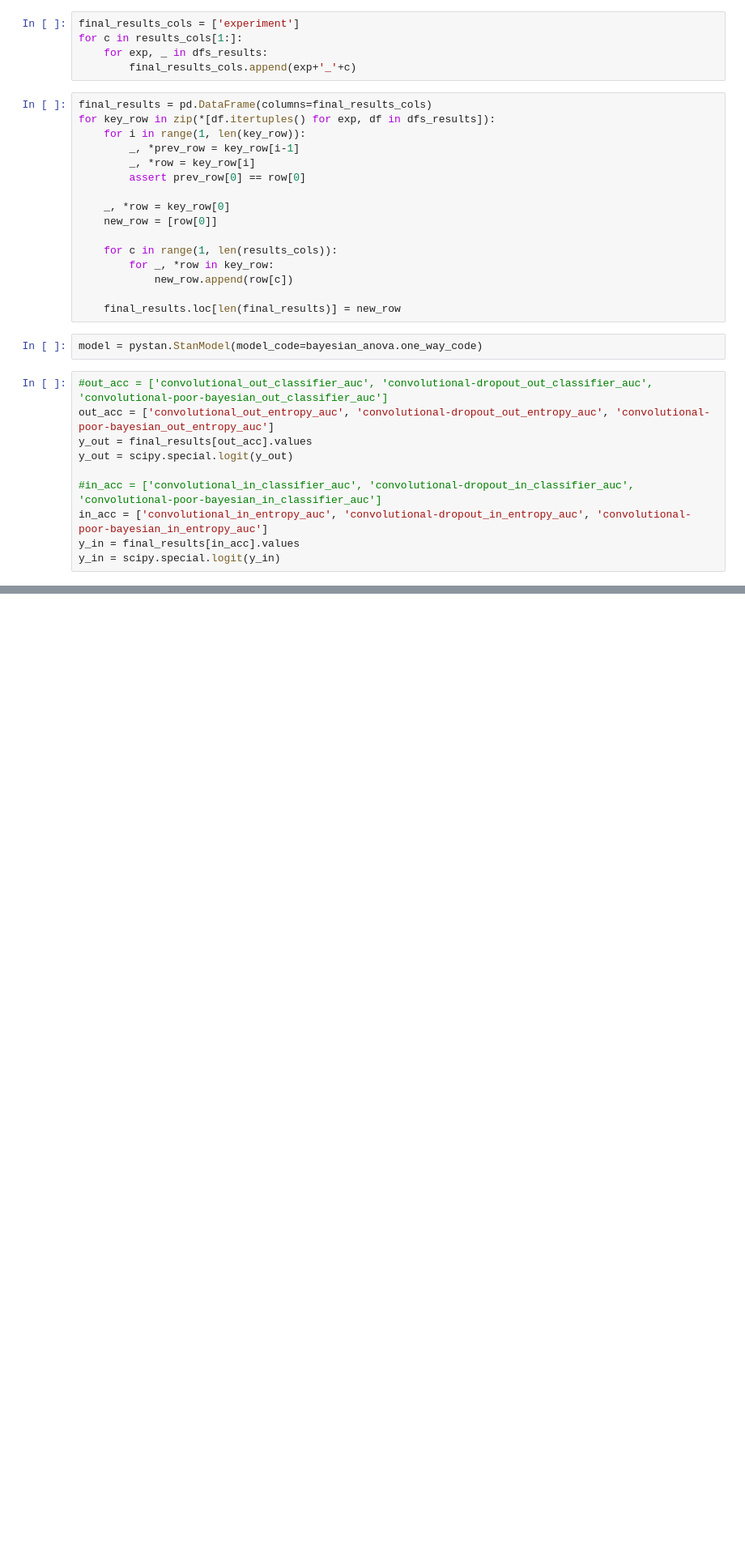
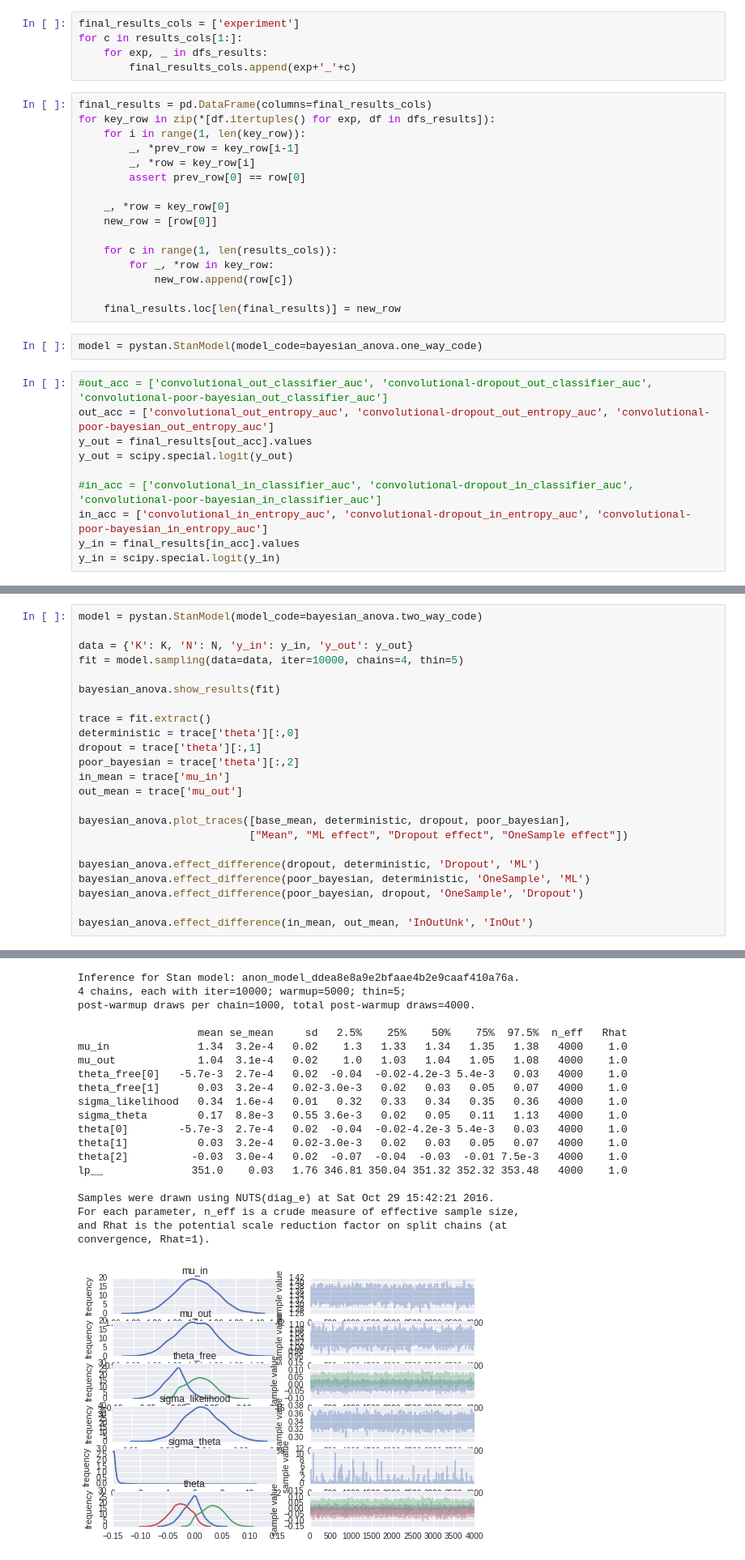
Before and after one commit to ramon-oliveira/deepstats, a Jupyter notebook: cifar10_results/join_results_anova.ipynb, the cells around one changed output, grey strips where cells are left out. Shown at 81% size. Cells and saved outputs as stored; diff of their text form; blank space fills up the shorter version.

```diff
--- a/cifar10_results/join_results_anova.ipynb
+++ b/cifar10_results/join_results_anova.ipynb
@@ -154,0 +157,24 @@ OneSample Bayesian - Deterministic 95.0 CI: -0.134266216631 0.0610216606119 Pr >
+# %%
+model = pystan.StanModel(model_code=bayesian_anova.two_way_code)
+
+data = {'K': K, 'N': N, 'y_in': y_in, 'y_out': y_out}
+fit = model.sampling(data=data, iter=10000, chains=4, thin=5)
+
+bayesian_anova.show_results(fit)
+
+trace = fit.extract()
+deterministic = trace['theta'][:,0]
+dropout = trace['theta'][:,1]
+poor_bayesian = trace['theta'][:,2]
+in_mean = trace['mu_in']
+out_mean = trace['mu_out']
+
+bayesian_anova.plot_traces([base_mean, deterministic, dropout, poor_bayesian],
+                           ["Mean", "ML effect", "Dropout effect", "OneSample effect"])
+
+bayesian_anova.effect_difference(dropout, deterministic, 'Dropout', 'ML')
+bayesian_anova.effect_difference(poor_bayesian, deterministic, 'OneSample', 'ML')
+bayesian_anova.effect_difference(poor_bayesian, dropout, 'OneSample', 'Dropout')
+
+bayesian_anova.effect_difference(in_mean, out_mean, 'InOutUnk', 'InOut')
+# %% [output]
@@ -154,0 +193,21 @@ OneSample Bayesian - Deterministic 95.0 CI: -0.134266216631 0.0610216606119 Pr >
+Inference for Stan model: anon_model_ddea8e8a9e2bfaae4b2e9caaf410a76a.
+4 chains, each with iter=10000; warmup=5000; thin=5;
+post-warmup draws per chain=1000, total post-warmup draws=4000.
+
+                   mean se_mean     sd   2.5%    25%    50%    75%  97.5%  n_eff   Rhat
+mu_in              1.34  3.2e-4   0.02    1.3   1.33   1.34   1.35   1.38   4000    1.0
+mu_out             1.04  3.1e-4   0.02    1.0   1.03   1.04   1.05   1.08   4000    1.0
+theta_free[0]   -5.7e-3  2.7e-4   0.02  -0.04  -0.02-4.2e-3 5.4e-3   0.03   4000    1.0
+theta_free[1]      0.03  3.2e-4   0.02-3.0e-3   0.02   0.03   0.05   0.07   4000    1.0
+sigma_likelihood   0.34  1.6e-4   0.01   0.32   0.33   0.34   0.35   0.36   4000    1.0
+sigma_theta        0.17  8.8e-3   0.55 3.6e-3   0.02   0.05   0.11   1.13   4000    1.0
+theta[0]        -5.7e-3  2.7e-4   0.02  -0.04  -0.02-4.2e-3 5.4e-3   0.03   4000    1.0
+theta[1]           0.03  3.2e-4   0.02-3.0e-3   0.02   0.03   0.05   0.07   4000    1.0
+theta[2]          -0.03  3.0e-4   0.02  -0.07  -0.04  -0.03  -0.01 7.5e-3   4000    1.0
+lp__              351.0    0.03   1.76 346.81 350.04 351.32 352.32 353.48   4000    1.0
+
+Samples were drawn using NUTS(diag_e) at Sat Oct 29 15:42:21 2016.
+For each parameter, n_eff is a crude measure of effective sample size,
+and Rhat is the potential scale reduction factor on split chains (at
+convergence, Rhat=1).
+[figure, added]
```
Also changed, not shown: parts of 3 cells of this notebook, 1 other file.
